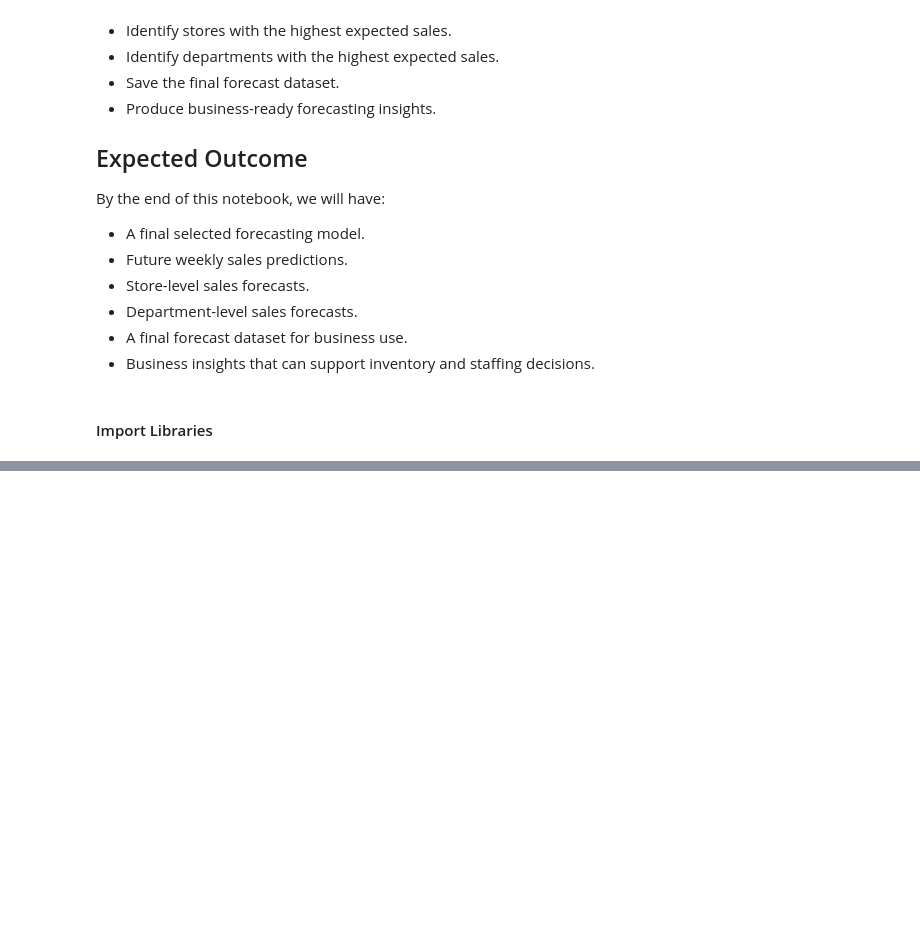
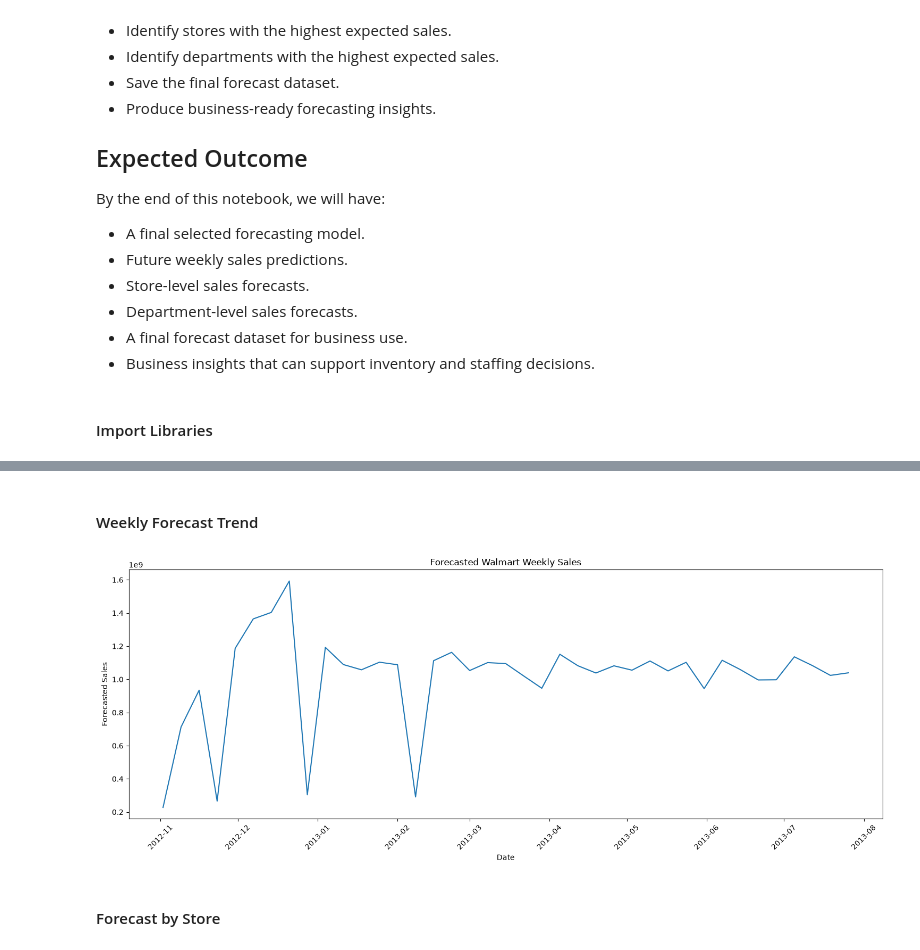
Before and after one commit to sarayeana/Walmart-Sales-Forecasting-Project, a Jupyter notebook: notebooks/10_Final_Forecast.ipynb, the cells around one changed output, grey strips where cells are left out. Cells and saved outputs as stored; diff of their text form; code cells hidden in the pictures; blank space fills up the shorter version.

```diff
--- a/notebooks/10_Final_Forecast.ipynb
+++ b/notebooks/10_Final_Forecast.ipynb
@@ -36,0 +259,4 @@ import os
+# %%
+X_final = test_features[feature_columns]
+
+print("Final Feature Shape:", X_final.shape)
@@ -36,0 +277,4 @@ import os
+# %%
+final_predictions = final_model.predict(
+    X_final
+)
@@ -36,0 +380,14 @@ import os
+# %%
+weekly_forecast = (
+    final_forecast
+    .groupby("Date")
+    .agg(
+        Forecasted_Sales=(
+            "Forecasted_Weekly_Sales",
+            "sum"
+        )
+    )
+    .reset_index()
+)
+
+weekly_forecast.head()
@@ -36,0 +401,26 @@ import os
+# %% [markdown]
+#### Weekly Forecast Trend
+# %%
+plt.figure(figsize=(15, 6))
+
+plt.plot(
+    weekly_forecast["Date"],
+    weekly_forecast["Forecasted_Sales"]
+)
+
+plt.title(
+    "Forecasted Walmart Weekly Sales"
+)
+
+plt.xlabel("Date")
+plt.ylabel("Forecasted Sales")
+
+plt.xticks(rotation=45)
+
+plt.tight_layout()
+
+plt.show()
+# %% [output]
+[figure, added]
+# %% [markdown]
+#### Forecast by Store
```
Also changed, not shown: parts of 57 cells of this notebook, 7 other files.
